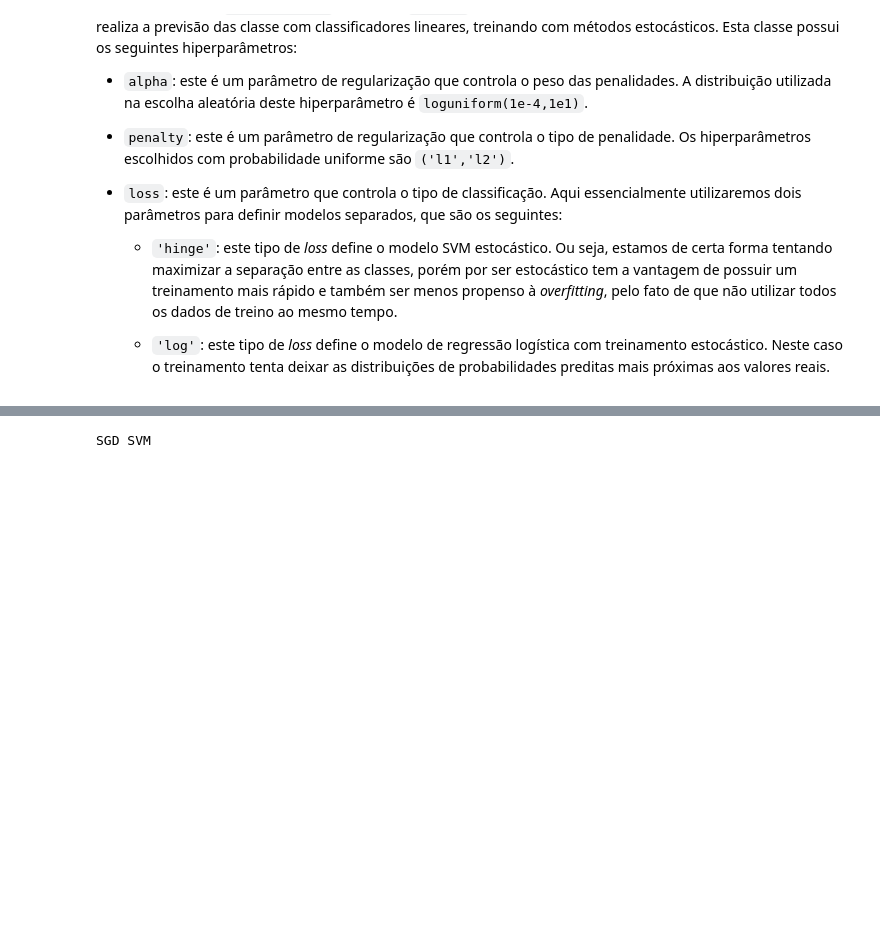
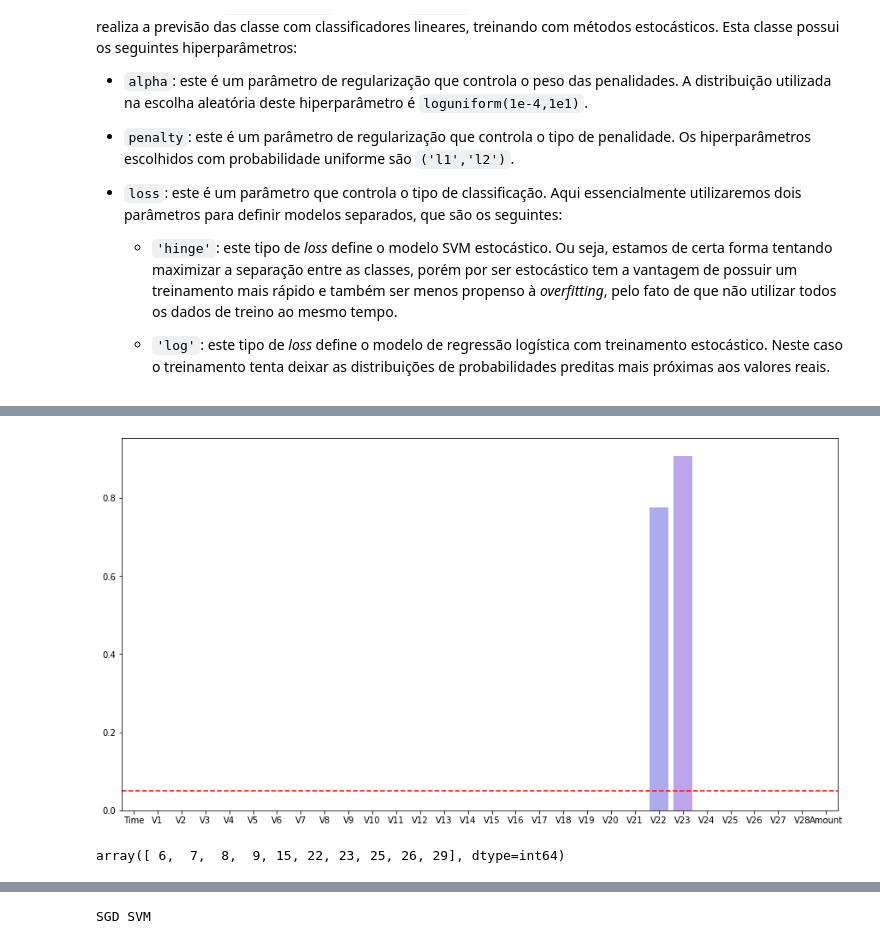
Before and after one commit to Gabriel-Stella/Credit_Card_Fraud, a Jupyter notebook: Credit_Card_Fraud_part2.ipynb, the cells around one changed output, grey strips where cells are left out. Drawn from its saved outputs; the diff is of its cells as text; code cells hidden in the pictures; blank space fills up the shorter version.

```diff
--- a/Credit_Card_Fraud_part2.ipynb
+++ b/Credit_Card_Fraud_part2.ipynb
@@ -335,0 +339,23 @@ with open('performance/html_performance_test1.html','w',encoding='utf-8') as f:
+# %%
+from sklearn.feature_selection import f_classif
+
+
+_,pvalues = f_classif(X_train_sc,y_train.ravel())
+# %%
+sns.barplot(x=list(dataset.iloc[:,:-1].columns),y=pvalues)
+plt.axhline(0.05,c='red',ls='--')
+fig = plt.gcf()
+fig.set_size_inches(15,8)
+plt.show()
+# %% [output]
+[figure, added]
+# %%
+idx = pvalues.argsort()
+idx = np.flip(idx)
+
+idx = idx[:10]
+idx.sort()
+# idx = np.where(pvalues<=5)[0]
+idx
+# %% [output]
+array([ 6,  7,  8,  9, 15, 22, 23, 25, 26, 29], dtype=int64)
```
Also changed, not shown: parts of 45 cells of this notebook.
